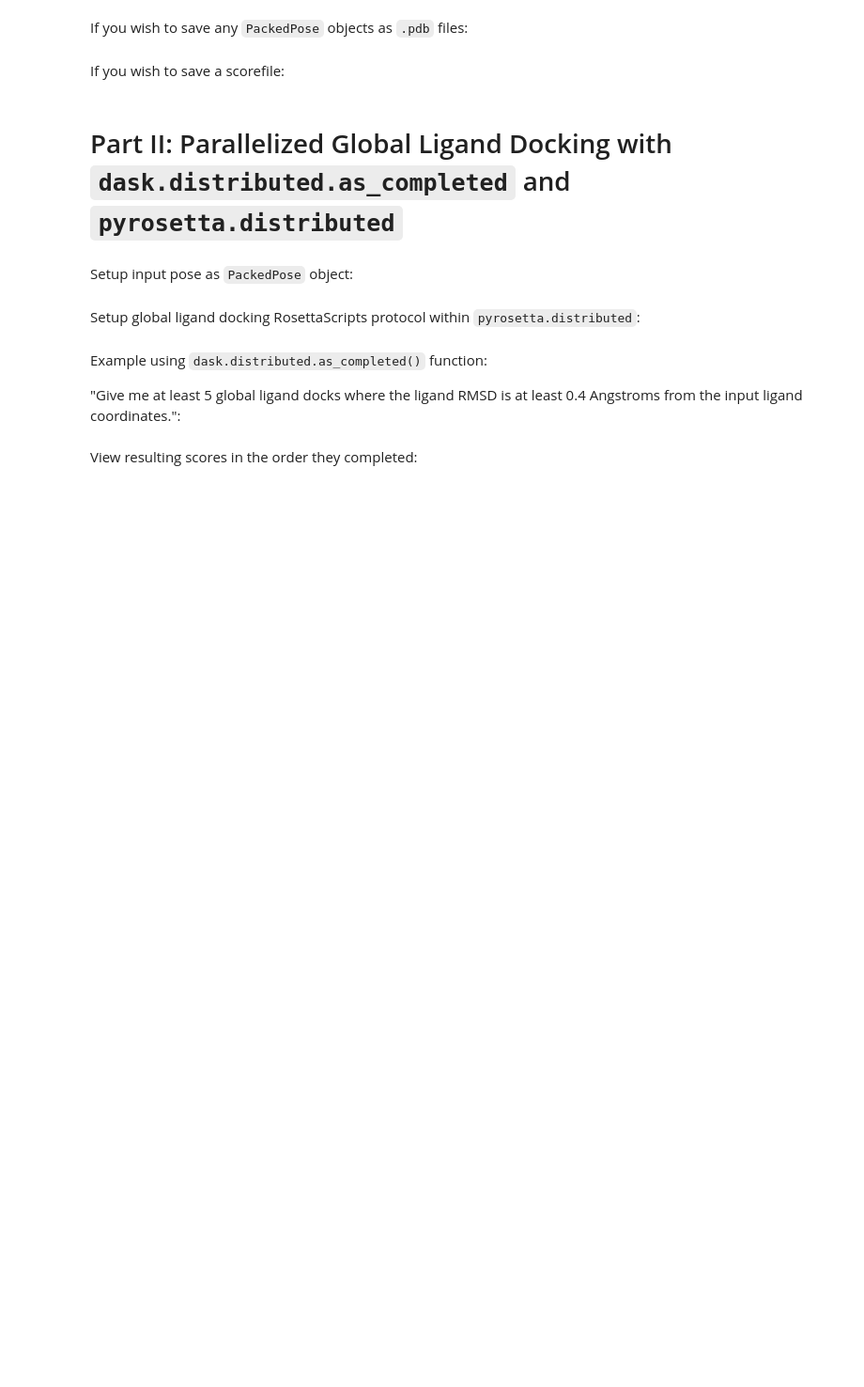
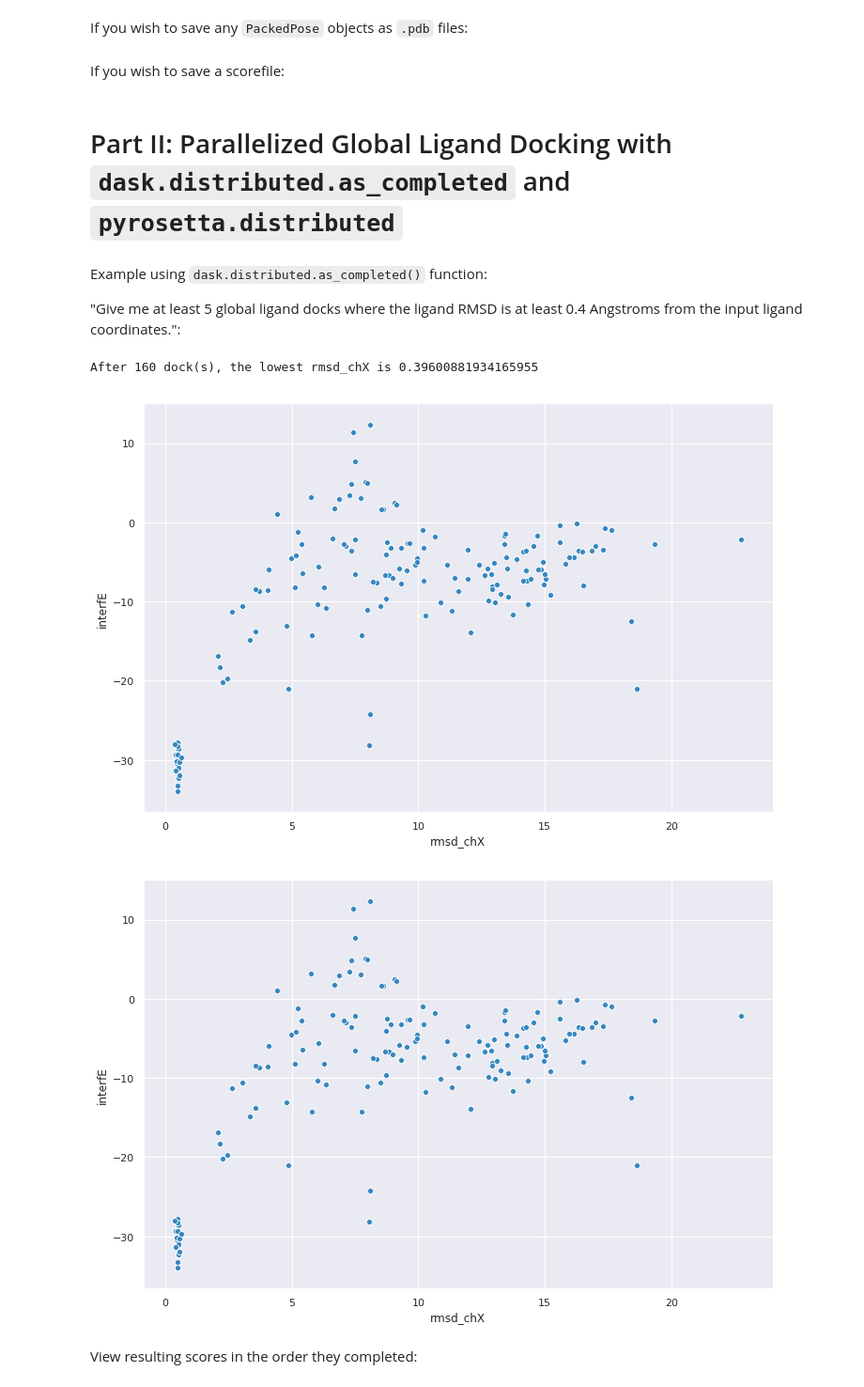
Before and after one commit to RosettaCommons/PyRosetta.notebooks, a Jupyter notebook: notebooks/11.05-Ligand-Docking-dask.ipynb, the cells around one changed output. Shown at 94% size. Cells and saved outputs as stored; diff of their text form; code cells hidden in the pictures; blank space fills up the shorter version.

```diff
--- a/notebooks/11.05-Ligand-Docking-dask.ipynb
+++ b/notebooks/11.05-Ligand-Docking-dask.ipynb
@@ -210,9 +210,3 @@ If you wish to save a scorefile:
 #         json.dump(result.scores, f)
 # %% [markdown]
 # Part II: Parallelized Global Ligand Docking with `dask.distributed.as_completed` and `pyrosetta.distributed`
-# %% [markdown]
-Setup input pose as `PackedPose` object:
-# %%
-pose_obj = io.pose_from_file(filename="inputs/test_lig.pdb")
-# %% [markdown]
-Setup global ligand docking RosettaScripts protocol within `pyrosetta.distributed`:
@@ -272,31 +215,39 @@ Example using `dask.distributed.as_completed()` function:
 
 "Give me at least 5 global ligand docks where the ligand RMSD is at least 0.4 Angstroms from the input ligand coordinates.":
 # %%
+from IPython import display
+import matplotlib.pyplot as plt
 if not os.getenv("DEBUG"):
     with seaborn.color_palette("Blues_d", n_colors=1):
         nstruct = n_workers
         futures = [client.submit(xml_obj, pose_obj) for j in range(nstruct)]
         seq = as_completed(futures, with_results=True)
 
         results = []
         for i, (future, result) in enumerate(seq, start=1):
 
             # Update dataset
             results.append(result)
             df = pd.DataFrame.from_records(packed_pose.to_dict(results))
             lowest_rmsd_chX = df["rmsd_chX"].sort_values().values[0]
 
             # Update display
             display.clear_output(wait=True)
             print(f"After {i} dock(s), the lowest rmsd_chX is {lowest_rmsd_chX}")
             seaborn.scatterplot(x="rmsd_chX", y="interfE", data=df)
             display.display(plt.gcf())
 
             # Submit more futures if condition is not met
             if (i >= nstruct) and (not lowest_rmsd_chX <= 0.4):
                 nstruct += n_workers
                 for j in range(n_workers):
                     seq.add(client.submit(xml_obj, pose_obj))
+else:
+    df = pd.DataFrame()
+# %% [output]
+After 160 dock(s), the lowest rmsd_chX is 0.39600881934165955
+[figure, added]
+[figure, added]
 # %% [markdown]
 View resulting scores in the order they completed:
 # %%
```
Also changed, not shown: parts of 9 cells of this notebook.
